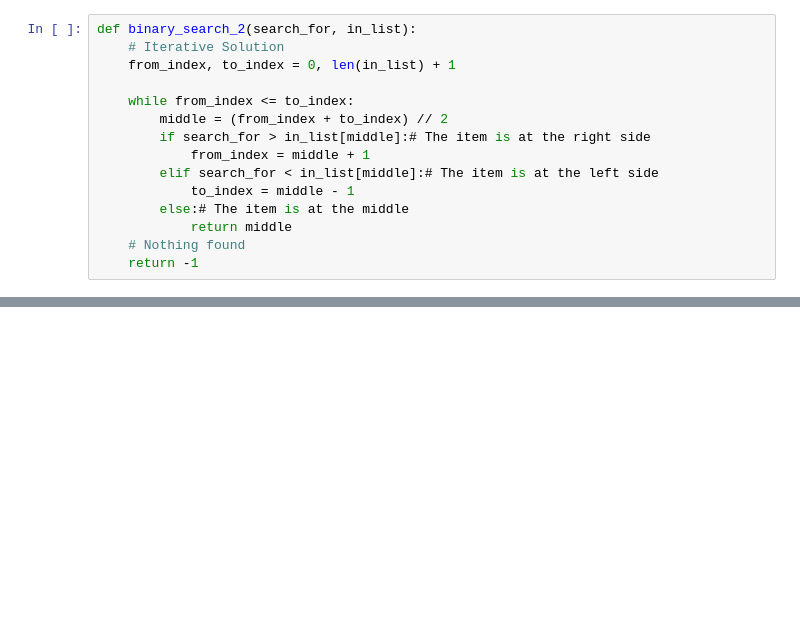
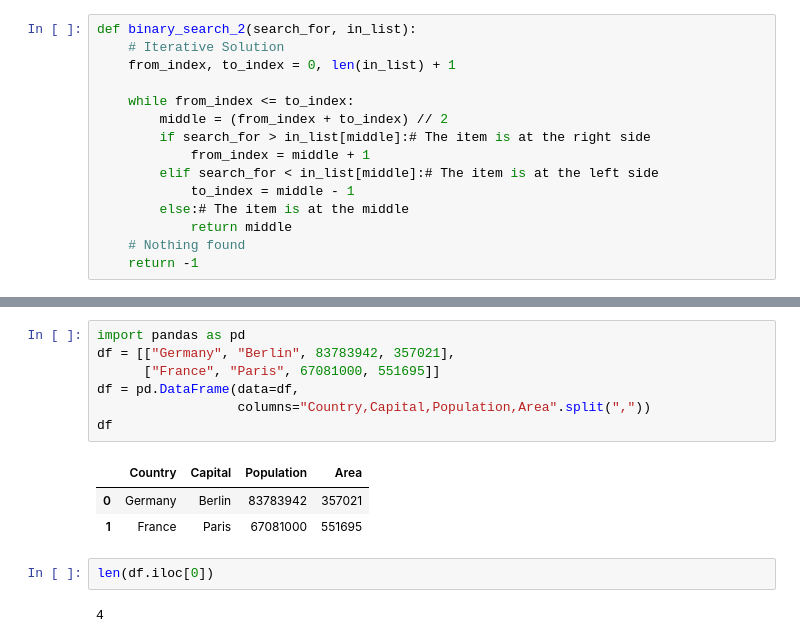
Before and after one commit to drnesr/Playground, a Jupyter notebook: 42 projects (Basic).ipynb, the cells around one changed output, grey strips where cells are left out. Drawn from its saved outputs; the diff is of its cells as text; blank space fills up the shorter version.

```diff
--- a/42 projects (Basic).ipynb
+++ b/42 projects (Basic).ipynb
@@ -217,0 +541,15 @@ for item in [1, 5, 49, 100, 212]:
+# %%
+import pandas as pd
+df = [["Germany", "Berlin", 83783942, 357021],
+      ["France", "Paris", 67081000, 551695]]
+df = pd.DataFrame(data=df,
+                  columns="Country,Capital,Population,Area".split(","))
+df
+# %% [output]
+|  | Country | Capital | Population | Area |
+| 0 | Germany | Berlin | 83783942 | 357021 |
+| 1 | France | Paris | 67081000 | 551695 |
+# %%
+len(df.iloc[0])
+# %% [output]
+4
```
Also changed, not shown: parts of 45 cells of this notebook.
